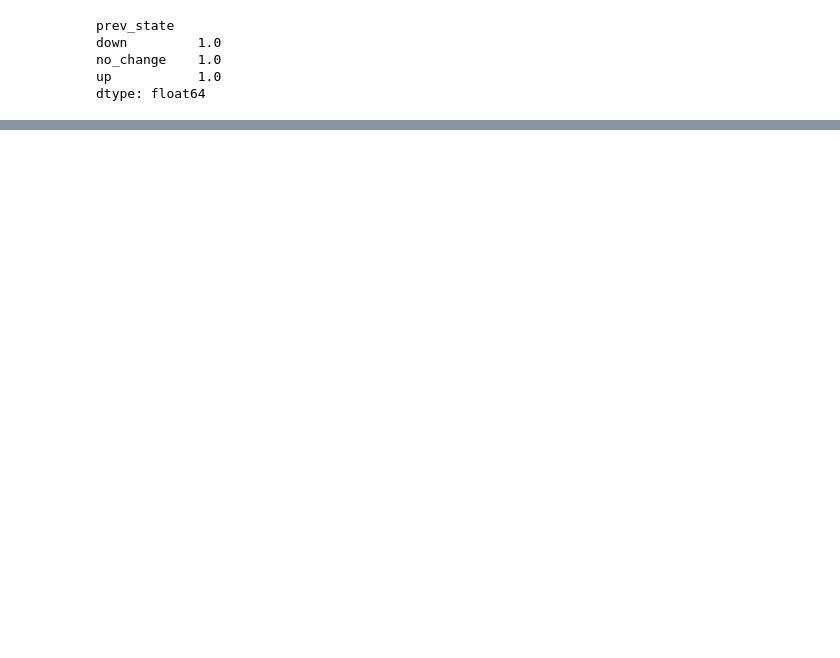
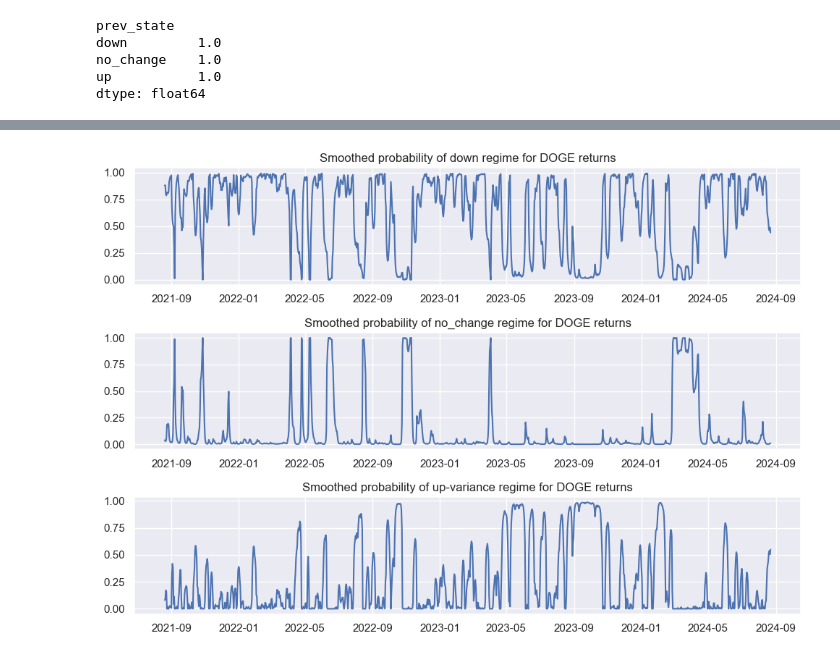
Before and after one commit to BlackPhosphorus/Markov-Trading-Model, a Jupyter notebook: crypto-markov-model/markov-DOGE-regime.ipynb, the cells around one changed output, grey strips where cells are left out. Drawn from its saved outputs; the diff is of its cells as text; code cells hidden in the pictures; blank space fills up the shorter version.

Commit message:
Worked on the regime model

```diff
--- a/crypto-markov-model/markov-DOGE-regime.ipynb
+++ b/crypto-markov-model/markov-DOGE-regime.ipynb
@@ -384,0 +414,15 @@ ValueError: Mime type rendering requires nbformat>=4.2.0 but it is not installed
+# %%
+fig, axes = plt.subplots(3, figsize=(10,7))
+ax = axes[0]
+ax.plot(res_1.smoothed_marginal_probabilities[0])
+#ax.fill_between(data['returns'].index, 0,  where=data['returns'].values, color='gray', alpha=0.3)
+ax.set(title='Smoothed probability of down regime for DOGE returns')
+ax = axes[1]
+ax.plot(res_1.smoothed_marginal_probabilities[1])
+ax.set(title='Smoothed probability of no_change regime for DOGE returns')
+ax = axes[2]
+ax.plot(res_1.smoothed_marginal_probabilities[2])
+ax.set(title='Smoothed probability of up-variance regime for DOGE returns')
+fig.tight_layout()
+# %% [output]
+[figure, added]
```
Also changed, not shown: parts of 17 cells of this notebook, 1 other file.
